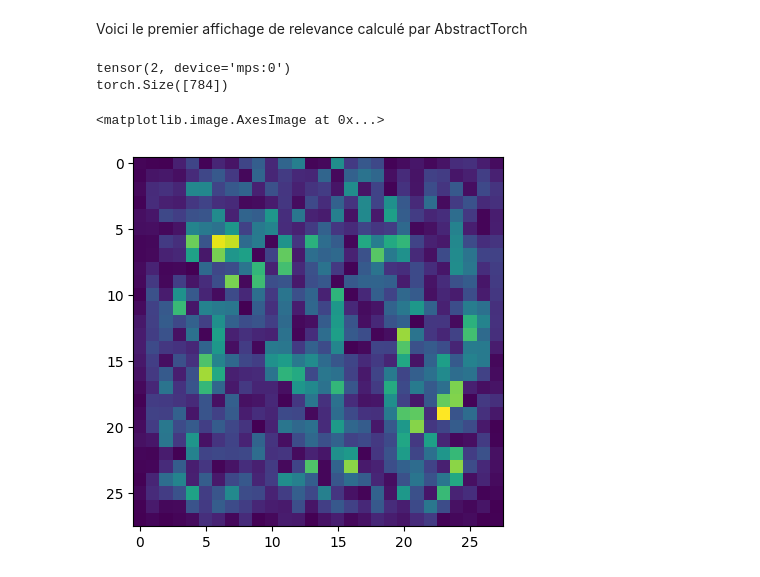
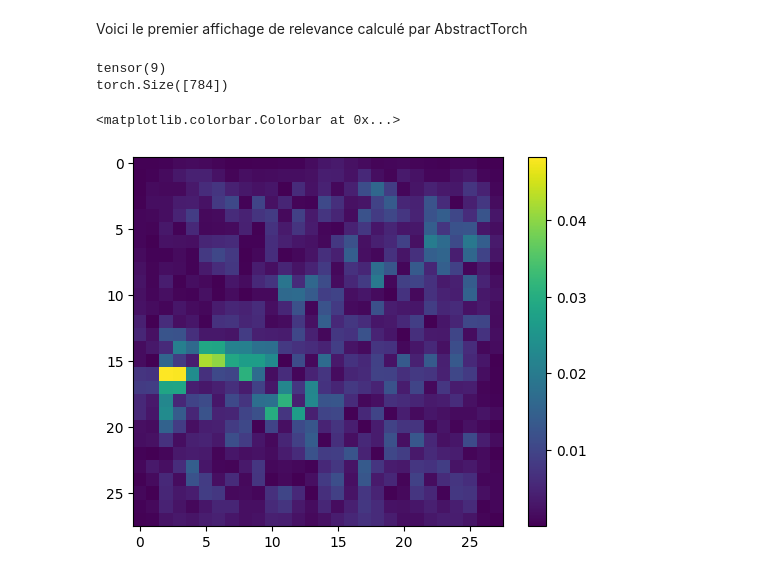
Before and after one commit to guillaume117/AbstractTorch, a Jupyter notebook: protoV1.ipynb, the cells around one changed output. Drawn from its saved outputs; the diff is of its cells as text; code cells hidden in the pictures.

```diff
--- a/protoV1.ipynb
+++ b/protoV1.ipynb
@@ -149,7 +152,7 @@ model.load_state_dict(torch.load('dataset/SimpleCNN_9_valacc_88.92809295654297.p
 import matplotlib.pyplot as plt
 import numpy as np
 
-img, label = dataset_train[151]
+img, label = dataset_train[0]
 plt.imshow(img[0])
 print(f"Label:{label}")
 img.shape
@@ -165,7 +168,7 @@ print(scale)
 
 from abstract import abstractTensor as AT
 
-x=AT(img,alpha =0.1*scale*torch.ones(28*28))
+x=AT(img,alpha =0.01*scale*torch.ones(28*28))
 x=x.abstract_tensor()
 x.shape
 x=x.to(device)
@@ -176,7 +179,7 @@ torch.Size([1, 28, 28])
 with torch.no_grad():
    result_1= model(x[0].unsqueeze(0))
 
-   result,x_min,x_max,x_true=model.abstract_forward(x,add_symbol=False,device=torch.device('mps'))
+   result,x_min,x_max,x_true=model.abstract_forward(x,add_symbol=False,device=torch.device('cpu'))
 
 print(f"y_min       =  {x_min}")
 print(f"y_max       =  {x_max}")
@@ -203,0 +205,12 @@ Trash symbol=  tensor([1406.2231, 3400.4595, 2798.9148, 1864.9375, 2804.0410, 27
+# %%
+with torch.no_grad():
+   result_1= model(x[0].unsqueeze(0))
+
+   result,x_min,x_max,x_true=model.abstract_forward(x,add_symbol=True,device=torch.device('cpu'))
+
+print(f"y_min       =  {x_min}")
+print(f"y_max       =  {x_max}")
+print(f"center Ztp  =  {result[0]}")
+print(f"y_true      =  {x_true[:]}")
+print(f"y_max-x_min =  {x_max-x_min}")
+print(f"Trash symbol=  {result[-1]}")
@@ -206,15 +233,16 @@ Voici le premier affichage de relevance calculé par AbstractTorch
 # %%
 value=torch.argmax(result[0])
 print(value)
 concat= torch.abs(result[1:785,value])
 print(concat.size())
 
 concat = concat.reshape(28,28)
 plt.imshow(torch.abs(concat.cpu()).numpy(), cmap='viridis')
+plt.colorbar()
 # %% [output]
-tensor(2, device='mps:0')
+tensor(9)
 torch.Size([784])
-<matplotlib.image.AxesImage at 0x...>
+<matplotlib.colorbar.Colorbar at 0x...>
-[figure, old version]
+[figure, new version]
 # %%
 print(result[3:5])
```
Also changed, not shown: parts of 10 cells of this notebook, 1 other file.
